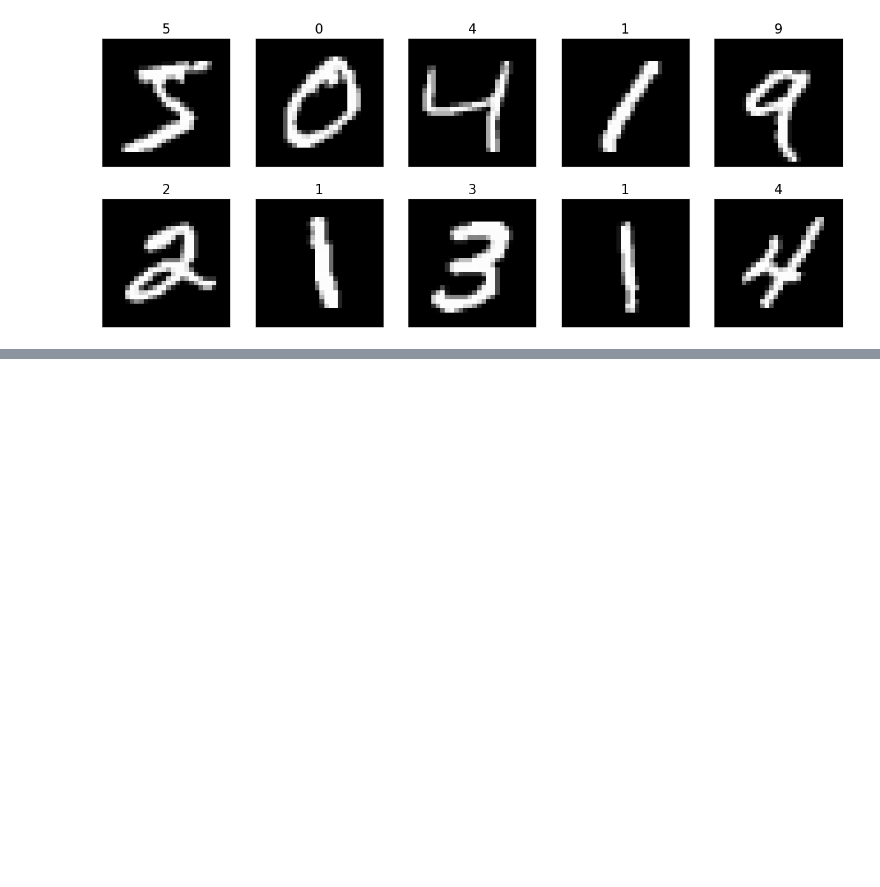
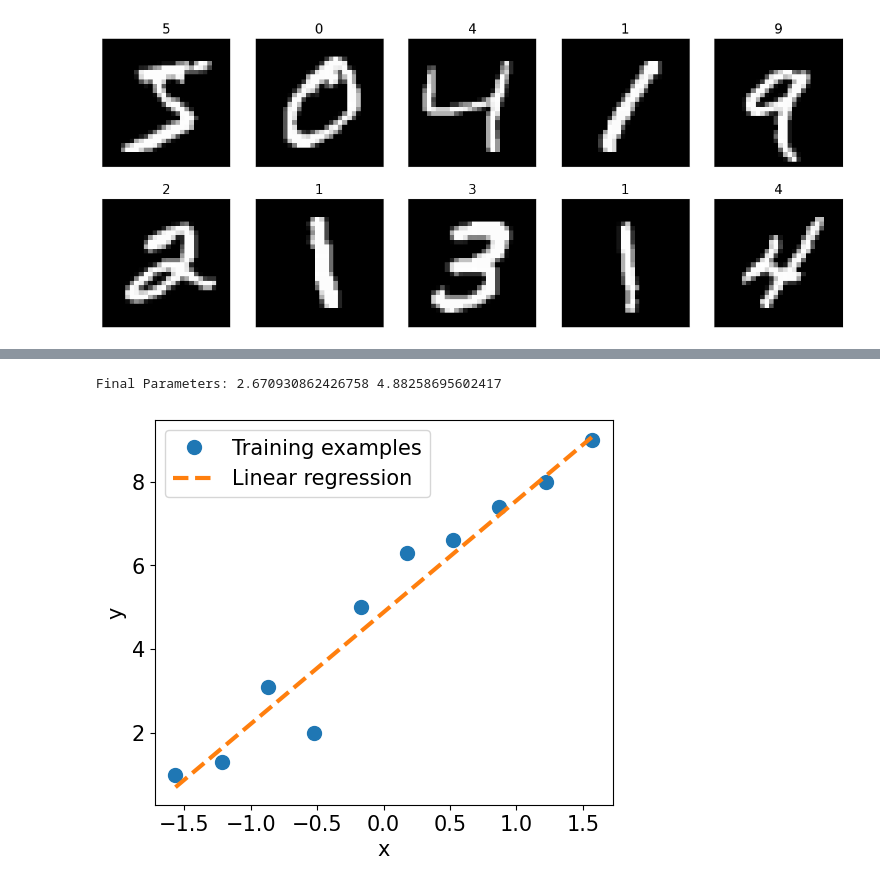
Before and after one commit to notsubash/ML-DL-implementations, a Jupyter notebook: algorithms/pytorch.ipynb, the cells around one changed output, grey strips where cells are left out. Drawn from its saved outputs; the diff is of its cells as text; code cells hidden in the pictures; blank space fills up the shorter version.

```diff
--- a/algorithms/pytorch.ipynb
+++ b/algorithms/pytorch.ipynb
@@ -425,0 +447,29 @@ plt.show()
+# %%
+# defining the model
+torch.manual_seed(1)
+weight = torch.randn(1)
+weight.requires_grad_()
+bias = torch.zeros(1, requires_grad=True)
+def model(xb):
+    return xb @ weight + bias
+# %%
+# defining the loss function (we choose the MSE)
+def loss_fn(input, target):
+    return (input-target).pow(2).mean()
+# %%
+# training the model for 200 epochs
+learning_rate = 0.001
+num_epochs = 200
+log_epochs = 10
+for epoch in range(num_epochs):
+    for x_batch, y_batch in train_dl:
+        pred = model(x_batch)
+        loss = loss_fn(pred, y_batch)
+        loss.backward()
+    with torch.no_grad():
+        weight -= weight.grad * learning_rate
+        bias -= bias.grad * learning_rate
+        weight.grad.zero_()
+        bias.grad.zero_()
+    if epoch % log_epochs==0:
+        print(f'Epoch {epoch}  Loss {loss.item():.4f}')
@@ -425,0 +497,19 @@ plt.show()
+# %%
+# training plot
+print('Final Parameters:', weight.item(), bias.item())
+X_test = np.linspace(0,9,num=100, dtype='float32').reshape(-1,1)
+X_test_norm = (X_test - np.mean(X_train)) / np.std(X_train)
+X_test_norm = torch.from_numpy(X_test_norm)
+y_pred = model(X_test_norm).detach().numpy()
+fig = plt.figure(figsize=(13,5))
+ax = fig.add_subplot(1,2,1)
+plt.plot(X_train_norm, y_train, 'o', markersize=10)
+plt.plot(X_test_norm, y_pred, '--', lw=3)
+plt.legend(['Training examples','Linear regression'], fontsize=15)
+ax.set_xlabel('x', size=15)
+ax.set_ylabel('y', size=15)
+ax.tick_params(axis='both', which='major', labelsize=15)
+plt.show()
+# %% [output]
+Final Parameters: 2.670930862426758 4.88258695602417
+[figure, added]
```
Also changed, not shown: parts of 7 cells of this notebook.
